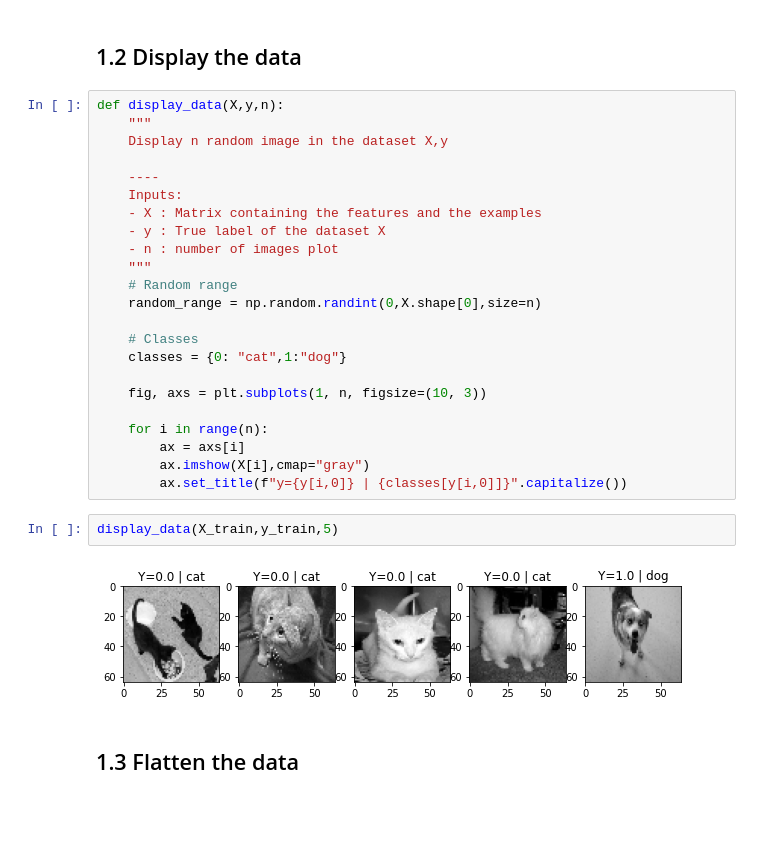
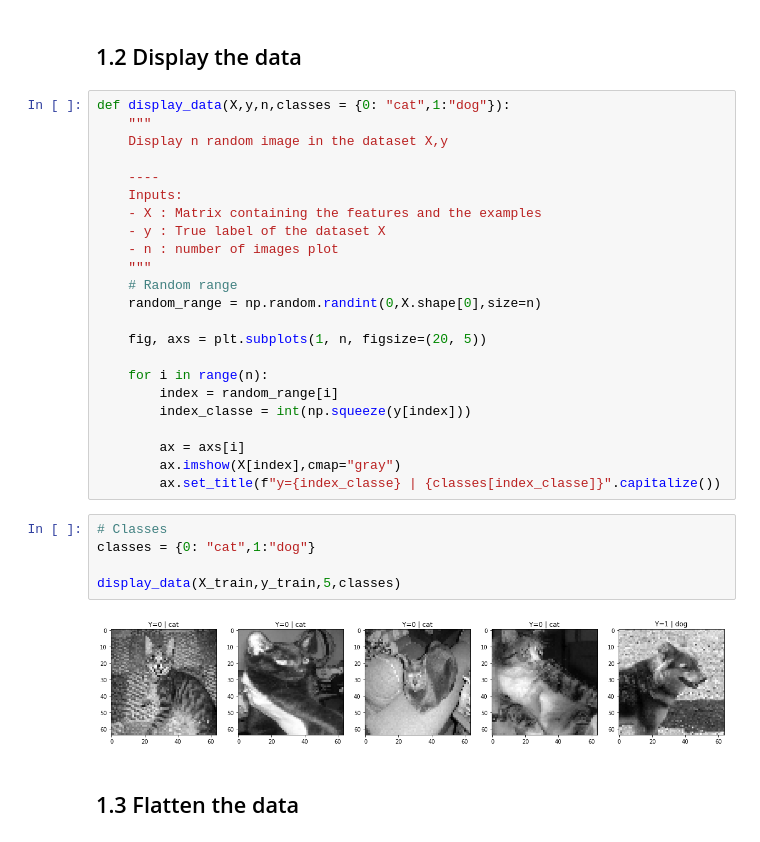
Before and after one commit to danchaud-vincent/deep-learning-specialization, a Jupyter notebook: 04-Neural Network with one hidden layer.ipynb, the cells around one changed output. Saved outputs shown, nothing was run; the diff lists cells and outputs as text; blank space fills up the shorter version.

```diff
--- a/04-Neural Network with one hidden layer.ipynb
+++ b/04-Neural Network with one hidden layer.ipynb
@@ -140,7 +140,7 @@ The data are equally distributed.
 # %% [markdown]
 ## 1.2 Display the data  <a class="anchor" id="section_1_2"></a>
 # %%
-def display_data(X,y,n):
+def display_data(X,y,n,classes = {0: "cat",1:"dog"}):
     """
     Display n random image in the dataset X,y
 
@@ -153,19 +153,22 @@ def display_data(X,y,n):
     # Random range
     random_range = np.random.randint(0,X.shape[0],size=n)
 
-    # Classes
-    classes = {0: "cat",1:"dog"}
-
-    fig, axs = plt.subplots(1, n, figsize=(10, 3))
+    fig, axs = plt.subplots(1, n, figsize=(20, 5))
 
     for i in range(n):
+        index = random_range[i]
+        index_classe = int(np.squeeze(y[index]))
+
         ax = axs[i]
-        ax.imshow(X[i],cmap="gray")
-        ax.set_title(f"y={y[i,0]} | {classes[y[i,0]]}".capitalize())
+        ax.imshow(X[index],cmap="gray")
+        ax.set_title(f"y={index_classe} | {classes[index_classe]}".capitalize())
-# %%
-display_data(X_train,y_train,5)
-# %% [output]
-[figure, removed]
+# %%
+# Classes
+classes = {0: "cat",1:"dog"}
+
+display_data(X_train,y_train,5,classes)
+# %% [output]
+[figure, added]
 # %% [markdown]
 ## 1.3 Flatten the data <a class="anchor" id="section_1_3"></a>
 # %% [markdown]
```
Also changed, not shown: parts of 4 cells of this notebook, 1 other file.
